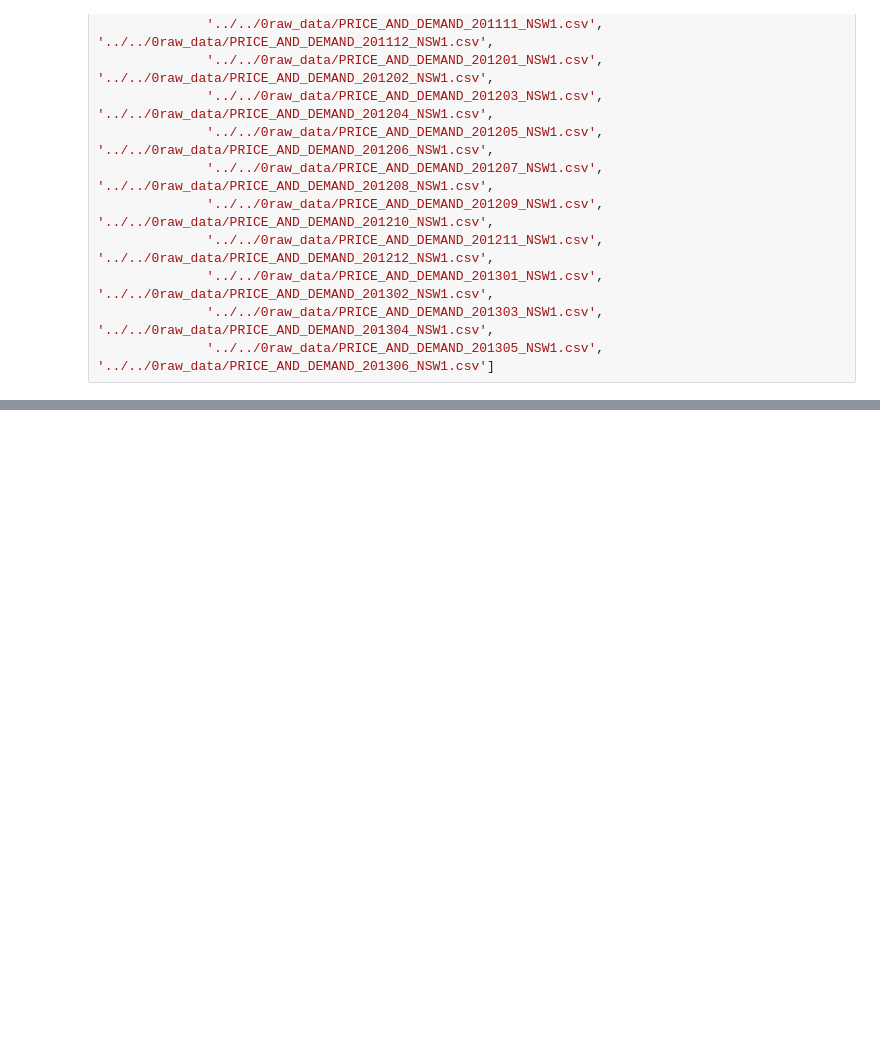
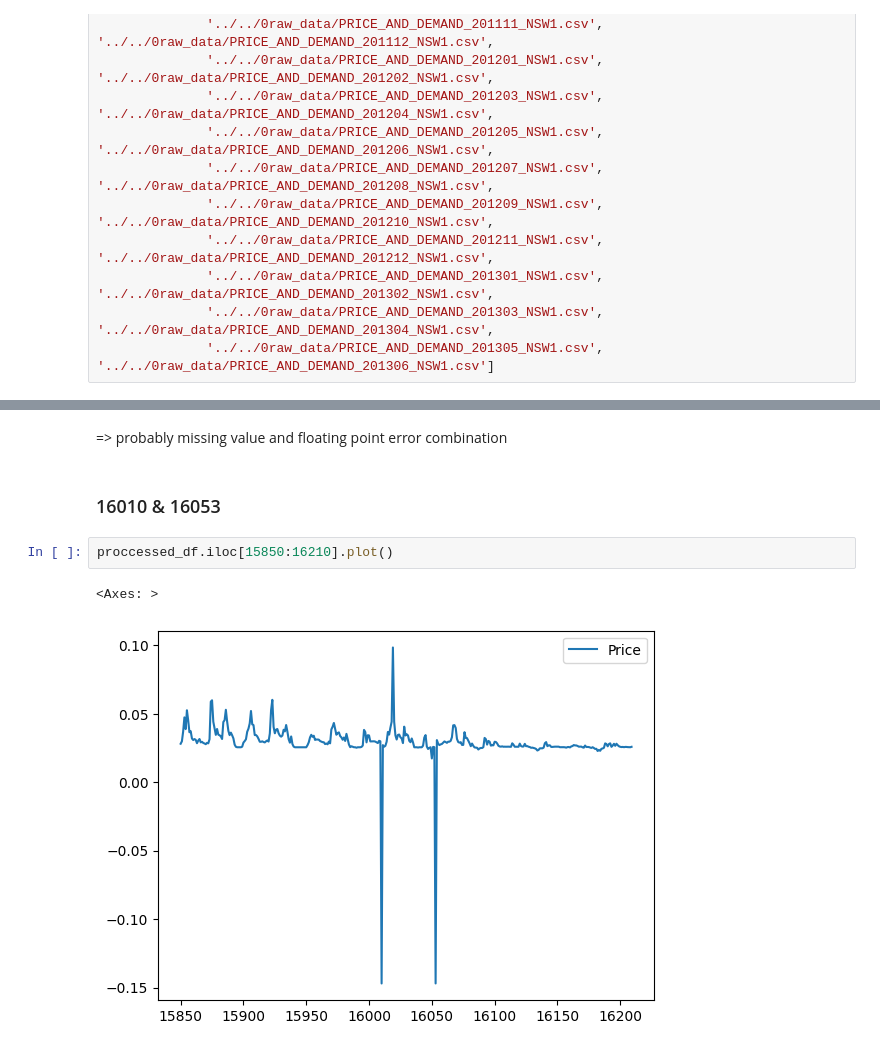
Before and after one commit to JonasSievers/Federated-Reinforcement-Learning-for-Battery-Charging, a Jupyter notebook: data/1process_data/data_preprocessing_scripts/price_preproccessing.ipynb, the cells around one changed output, grey strips where cells are left out. Drawn from its saved outputs; the diff is of its cells as text; blank space fills up the shorter version.

```diff
--- a/data/1process_data/data_preprocessing_scripts/price_preproccessing.ipynb
+++ b/data/1process_data/data_preprocessing_scripts/price_preproccessing.ipynb
@@ -57,0 +127,9 @@ proccessed_df.to_csv("../processed_price.csv", sep=',', index=False, encoding='u
+# %% [markdown]
+=> probably missing value and floating point error combination
+# %% [markdown]
+### 16010 & 16053
+# %%
+proccessed_df.iloc[15850:16210].plot()
+# %% [output]
+<Axes: >
+[figure, added]
```
Also changed, not shown: parts of 40 cells of this notebook, 6 other files.
